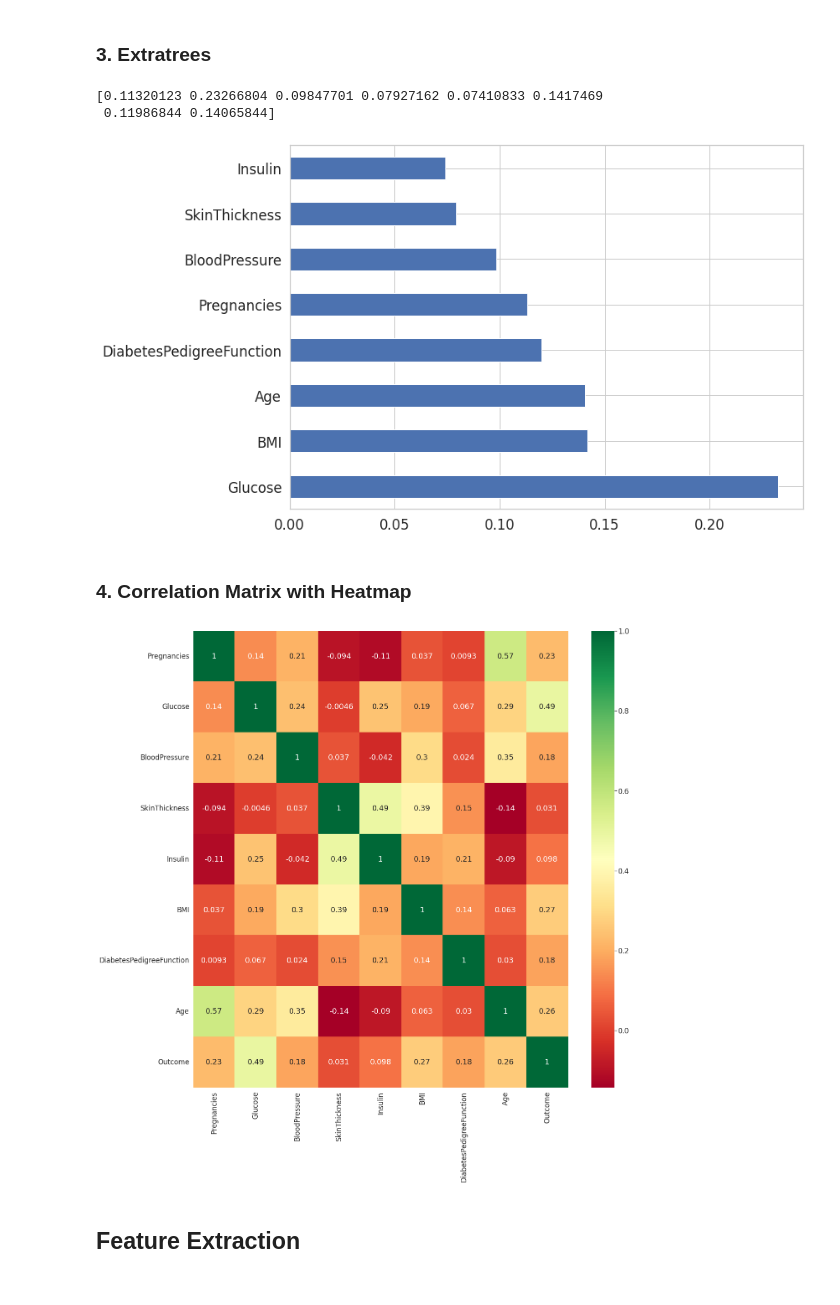
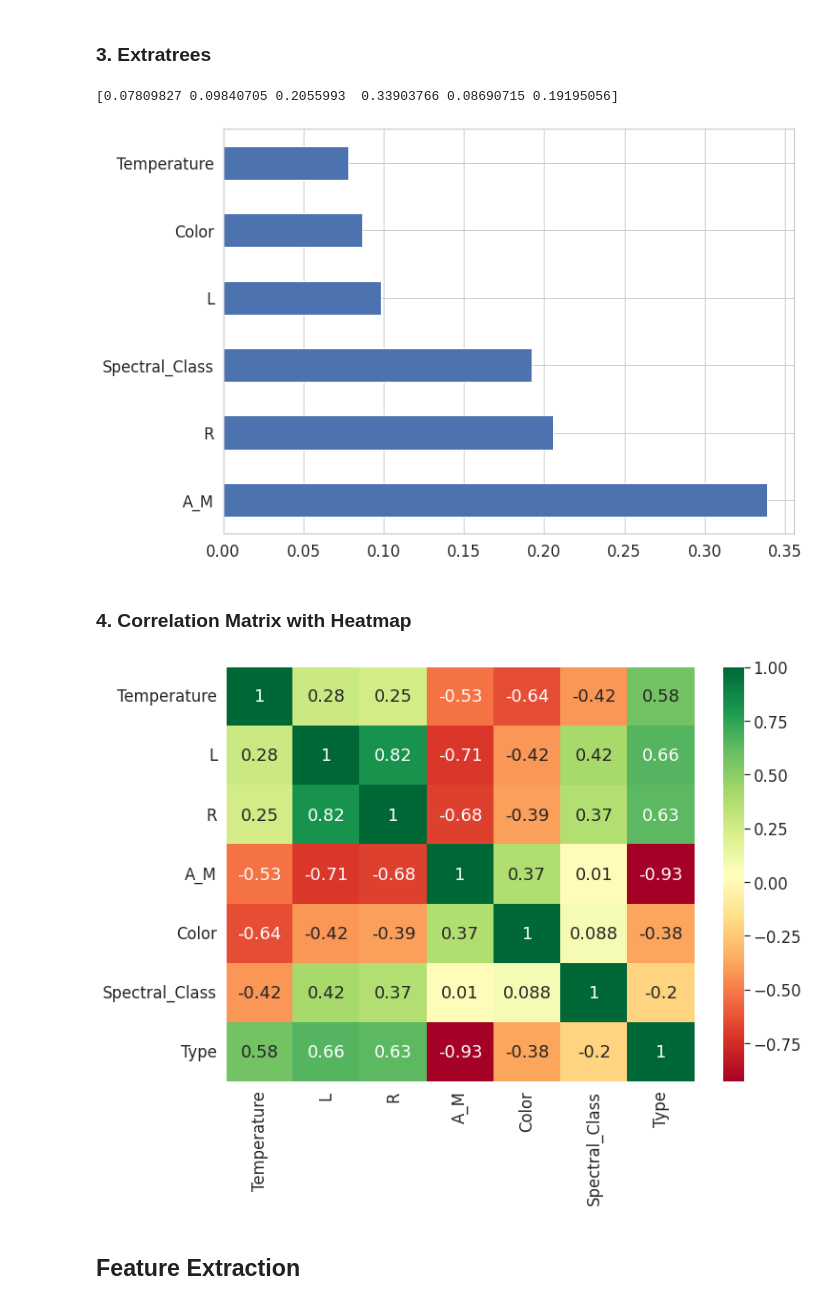
Before and after one commit to trueazp/Data-Mining, a Jupyter notebook: assignments/assignment04/Tugas04_Pertemuan5_PDM_H071191035.ipynb, the cells around one changed output. Drawn from its saved outputs; the diff is of its cells as text; code cells hidden in the pictures.

```diff
--- a/assignments/assignment04/Tugas04_Pertemuan5_PDM_H071191035.ipynb
+++ b/assignments/assignment04/Tugas04_Pertemuan5_PDM_H071191035.ipynb
@@ -78,8 +69,14 @@ Outcome                     float64
 dtype: object
+# %%
+# label encoding
+from sklearn.preprocessing import LabelEncoder
+
+le = LabelEncoder()
+data['Color'] = le.fit_transform(data['Color'])
+data['Spectral_Class'] = le.fit_transform(data['Spectral_Class'])
 # %%
-x = data.drop("Outcome", 1)
-y = data["Outcome"]
-data.head(11)
+x = data.drop("Type", 1)
+y = data["Type"]
+column_name = list(x.columns)
 print(x)
-column_name = list(x.columns)
 # %% [output]
@@ -216,8 +209,8 @@ plt.show()
 # %%
-x_fix = data_out.drop("Outcome", 1)
-y_fix = data_out["Outcome"]
+x_fix = data_out.drop("Type", 1)
+y_fix = data_out["Type"]
 columns_name = list(x_fix.columns)
 
 for i in column_name:
-  data_out.boxplot(by ='Outcome', column =[i], grid = False)
+  data_out.boxplot(by ='Type', column =[i], grid = False)
 # %% [output]
@@ -287,7 +276,7 @@ from sklearn.metrics import roc_auc_score
 from sklearn.feature_selection import RFE
 from operator import itemgetter
 
-x = data_out.iloc[:,0:8]
+x = data_out.iloc[:,0:6]
 y = data_out.iloc[:,-1]
 
 x_train, x_test, y_train, y_test = train_test_split(x, y, test_size = 0.3,
@@ -343,30 +327,28 @@ from sklearn.ensemble import ExtraTreesClassifier
 # %%
 model = ExtraTreesClassifier()
 model.fit(x_fix,y_fix)
 
 print(model.feature_importances_) #use inbuilt class feature_importances of tree based classifiers
 #plot graph of feature importances for better visualization
 feat_importances = pd.Series(model.feature_importances_, index=x.columns)
-feat_importances.nlargest(20).plot(kind='barh')
+feat_importances.nlargest(6).plot(kind='barh')
 plt.show()
 # %% [output]
-[0.11320123 0.23266804 0.09847701 0.07927162 0.07410833 0.1417469
- 0.11986844 0.14065844]
+[0.07809827 0.09840705 0.2055993  0.33903766 0.08690715 0.19195056]
-[figure, old version]
+[figure, new version]
 # %% [markdown]
 ### **4. Correlation Matrix with Heatmap**
 # %%
-x = data_out.iloc[:,0:8]  #independent columns
-y = data_out.iloc[:,-1]    #target column i.e price range
-#get correlations of each features in dataset
+x = data_out.iloc[:,0:8]  # independent columns
+y = data_out.iloc[:,-1]    # target column
 
 corrmat = data_out.corr()
 top_corr_features = corrmat.index
-plt.figure(figsize=(20,20))
+# plt.figure(figsize=(50,50))
 #plot heat map
 g=sns.heatmap(data_out[top_corr_features].corr(),annot=True,cmap="RdYlGn")
 # %% [output]
-[figure, old version]
+[figure, new version]
 # %% [markdown]
 ## **Feature Extraction**
 # %% [markdown]
```
Also changed, not shown: parts of 31 cells of this notebook, 2 other files.
